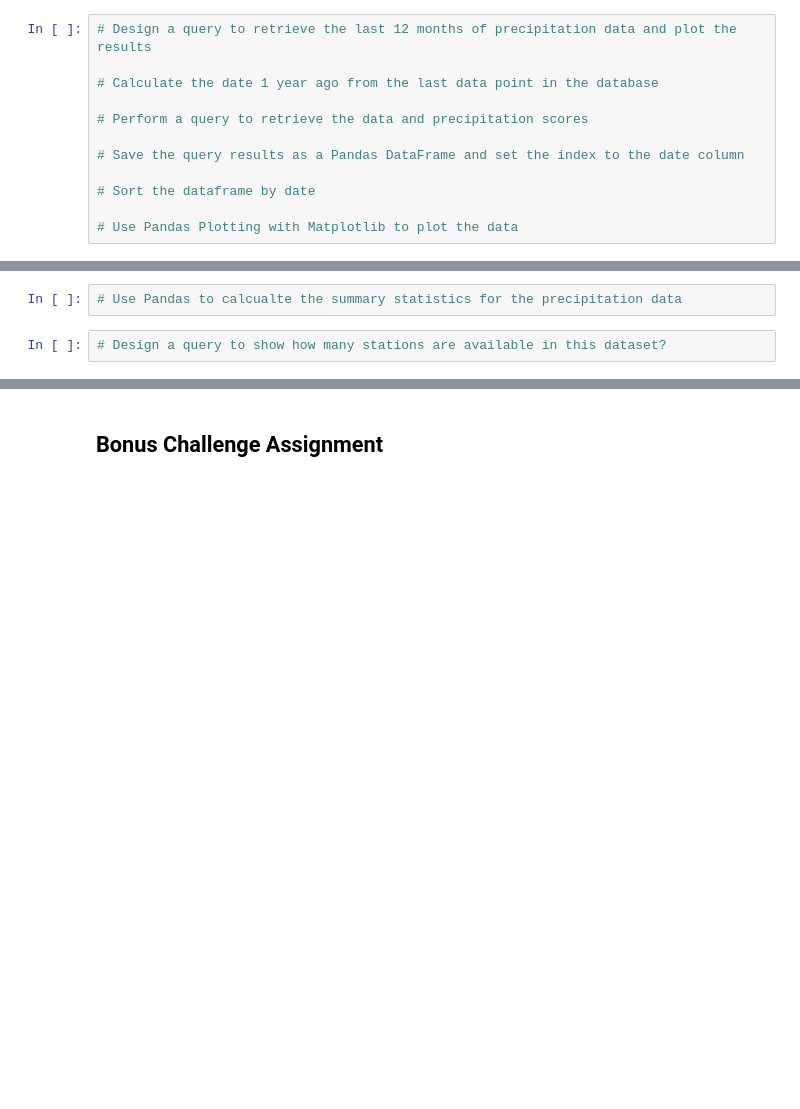
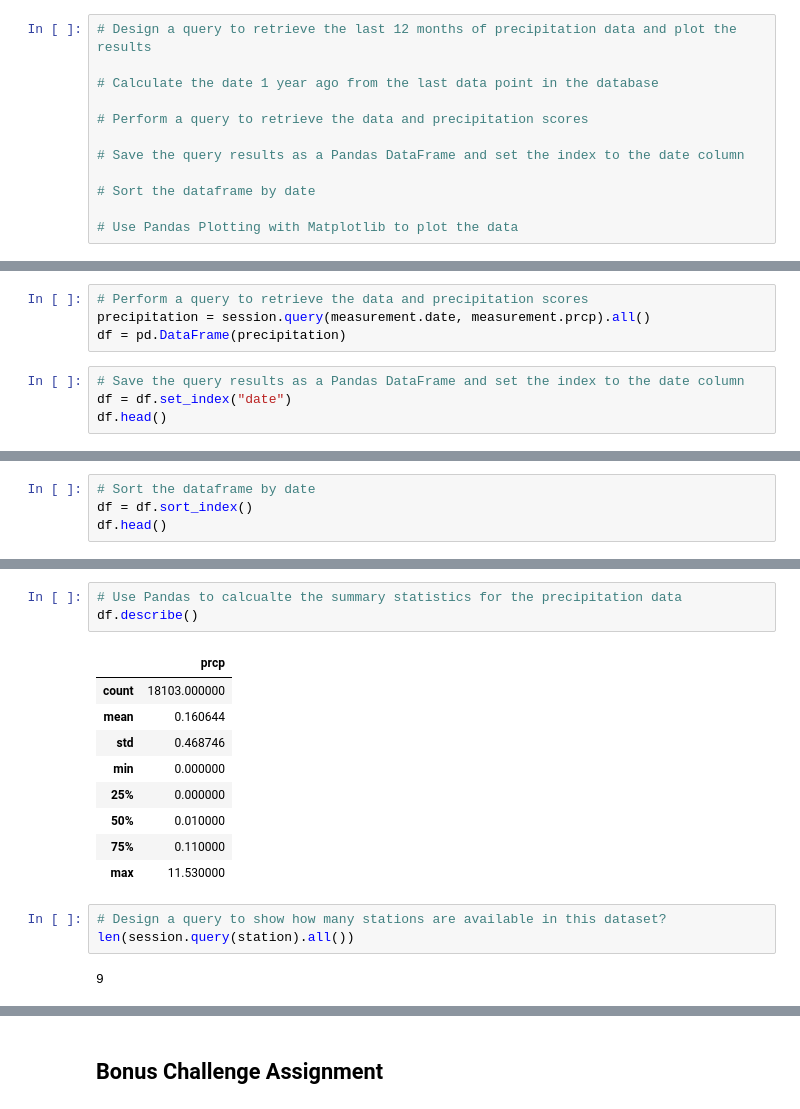
Before and after one commit to Geogith/Climate-Analysis, a Jupyter notebook: climate_starter.ipynb, the cells around one changed output, grey strips where cells are left out. Cells and saved outputs as stored; diff of their text form; blank space fills up the shorter version.

```diff
--- a/climate_starter.ipynb
+++ b/climate_starter.ipynb
@@ -49,0 +140,8 @@ base.classes.keys()
+# %%
+# Perform a query to retrieve the data and precipitation scores
+precipitation = session.query(measurement.date, measurement.prcp).all()
+df = pd.DataFrame(precipitation)
+# %%
+# Save the query results as a Pandas DataFrame and set the index to the date column
+df = df.set_index("date")
+df.head()
@@ -49,0 +156,4 @@ base.classes.keys()
+# %%
+# Sort the dataframe by date
+df = df.sort_index()
+df.head()
@@ -50,7 +168,21 @@ base.classes.keys()
 # %%
 # Use Pandas to calcualte the summary statistics for the precipitation data
+df.describe()
+# %% [output]
+|  | prcp |
+| count | 18103.000000 |
+| mean | 0.160644 |
+| std | 0.468746 |
+| min | 0.000000 |
+| 25% | 0.000000 |
+| 50% | 0.010000 |
+| 75% | 0.110000 |
+| max | 11.530000 |
 # %%
 # Design a query to show how many stations are available in this dataset?
+len(session.query(station).all())
+# %% [output]
+9
 # %%
 # What are the most active stations? (i.e. what stations have the most rows)?
 # List the stations and the counts in descending order.
```
Also changed, not shown: parts of 16 cells of this notebook.
